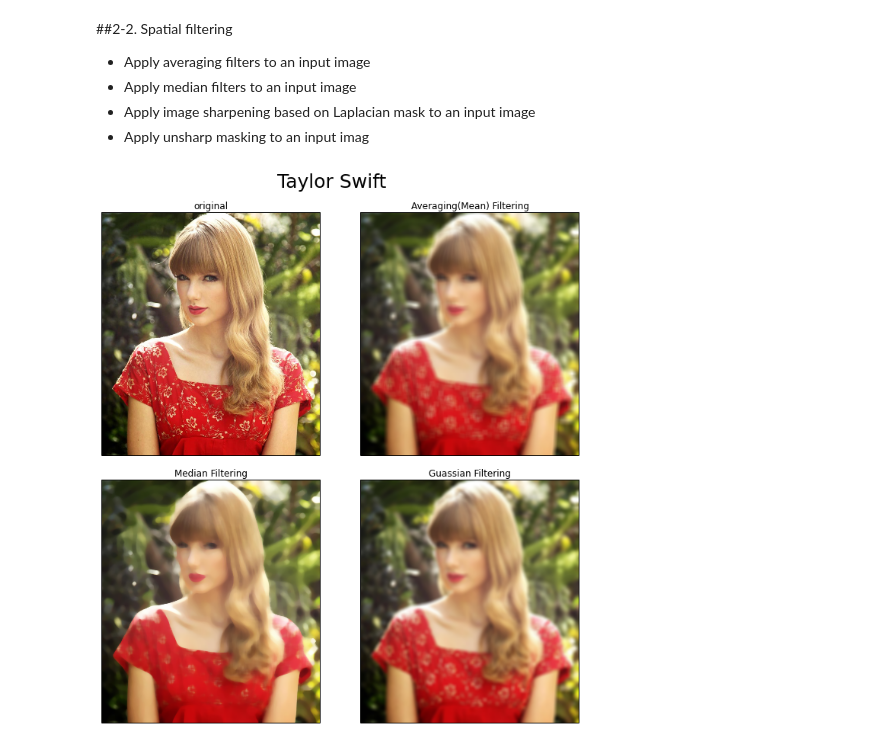
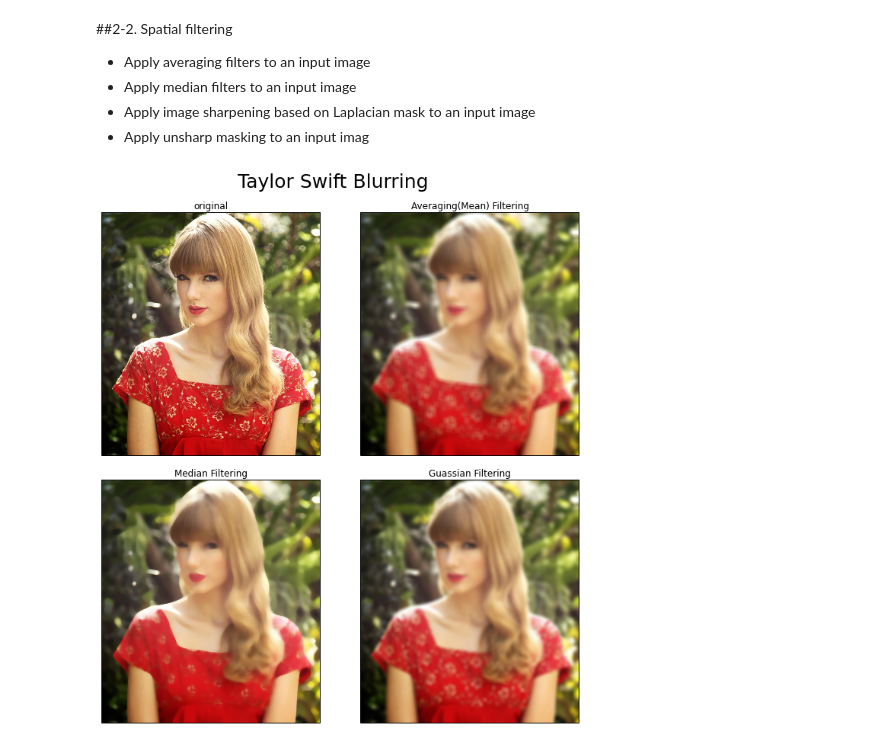
Before and after one commit to coder0526/iphw2013, a Jupyter notebook: Ip hw.ipynb, the cells around one changed output. Drawn from its saved outputs; the diff is of its cells as text; code cells hidden in the pictures.

```diff
--- a/Ip hw.ipynb
+++ b/Ip hw.ipynb
@@ -47,7 +49,7 @@ cp.histo_equal(title='Scarlett Johansson', img=scarlet).show()
 # %%
 from plotters import CrazyPlotter as crazy
 reload(sys.modules['plotters'])
 cp = crazy()
-cp.blurring(title='Taylor Swift', img=taylor).show()
+cp.blurring(title='Taylor Swift Blurring', img=taylor).show()
 # %% [output]
-[figure, old version]
+[figure, new version]
```
Also changed, not shown: parts of 8 cells of this notebook, 3 other files.
